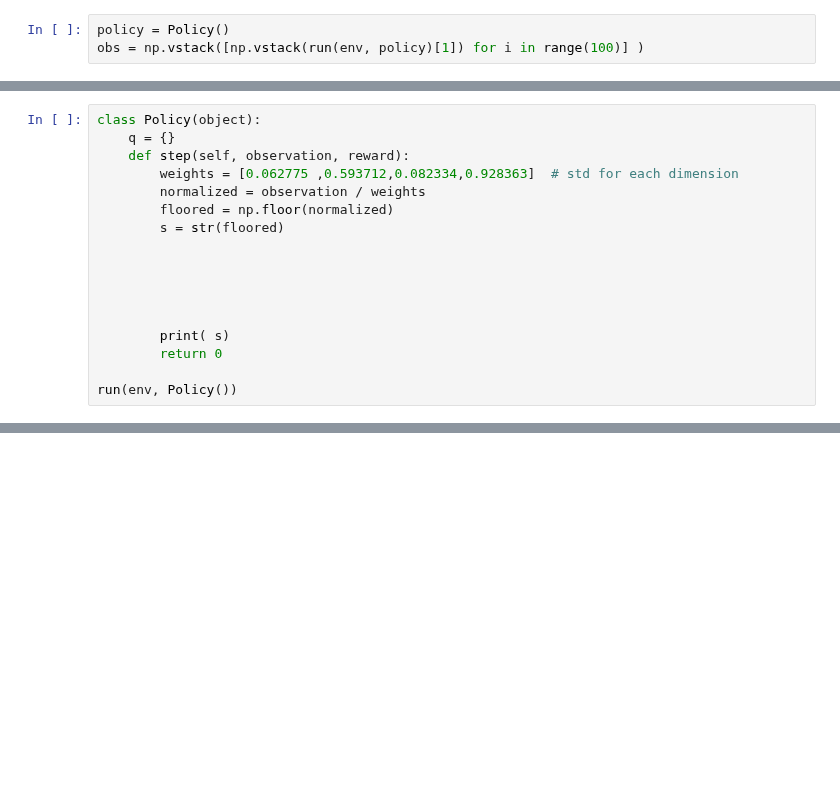
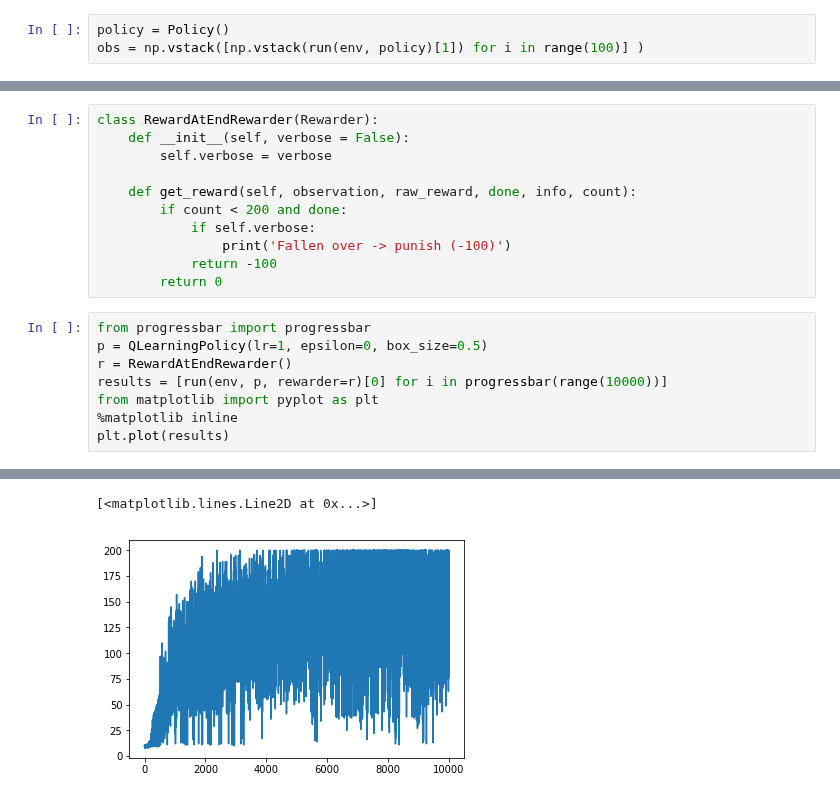
Before and after one commit to NLeSC/reinforcement-learning-course, a Jupyter notebook: exercises/chris/cartpole/qlearning.ipynb, the cells around one changed output, grey strips where cells are left out. Drawn from its saved outputs; the diff is of its cells as text; blank space fills up the shorter version.

```diff
--- a/exercises/chris/cartpole/qlearning.ipynb
+++ b/exercises/chris/cartpole/qlearning.ipynb
@@ -41,17 +47,0 @@ pd.DataFrame(obs).describe()
-# %%
-class Policy(object):
-    q = {}
-    def step(self, observation, reward):
-        weights = [0.062775 ,0.593712,0.082334,0.928363]  # std for each dimension
-        normalized = observation / weights
-        floored = np.floor(normalized)
-        s = str(floored)
-
-
-
-
-
-        print( s)
-        return 0
-
-run(env, Policy())
@@ -80,0 +88,20 @@ run(env, Policy())
+# %%
+class RewardAtEndRewarder(Rewarder):
+    def __init__(self, verbose = False):
+        self.verbose = verbose
+
+    def get_reward(self, observation, raw_reward, done, info, count):
+        if count < 200 and done:
+            if self.verbose:
+                print('Fallen over -> punish (-100)')
+            return -100
+        return 0
+# %%
+from progressbar import progressbar
+p = QLearningPolicy(lr=1, epsilon=0, box_size=0.5)
+r = RewardAtEndRewarder()
+results = [run(env, p, rewarder=r)[0] for i in progressbar(range(10000))]
+from matplotlib import pyplot as plt
+%matplotlib inline
+plt.plot(results)
+# %% [output]
@@ -80,0 +109,2 @@ run(env, Policy())
+[<matplotlib.lines.Line2D at 0x...>]
+[figure, added]
```
Also changed, not shown: parts of 9 cells of this notebook.
